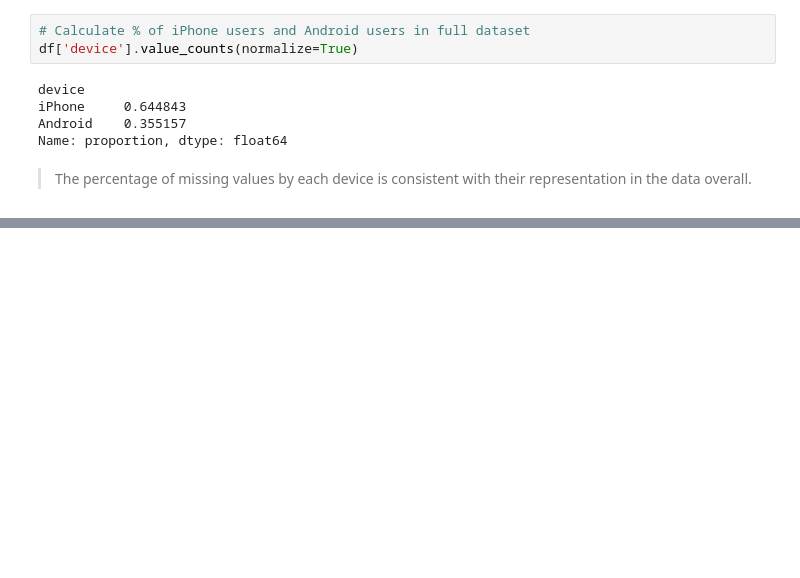
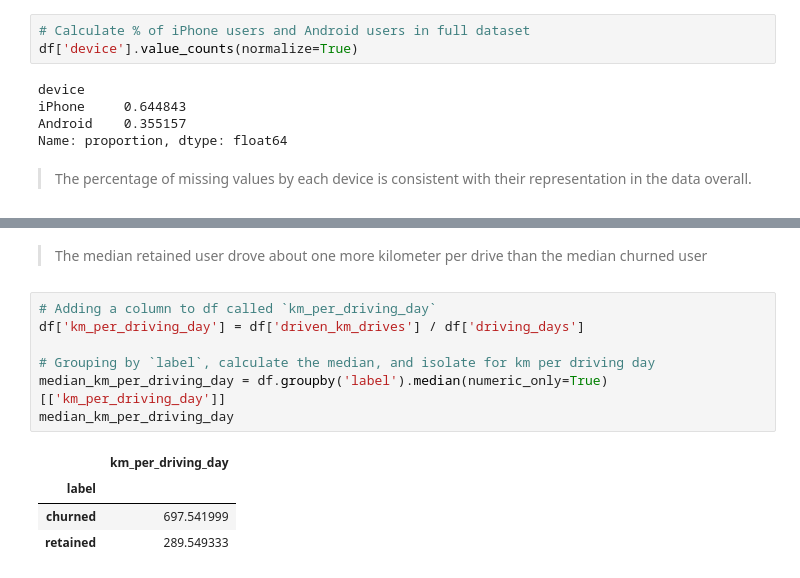
Before and after one commit to alishanstyles/Waze, a Jupyter notebook: Untitled.ipynb, the cells around one changed output, grey strips where cells are left out. Drawn from its saved outputs; the diff is of its cells as text; blank space fills up the shorter version.

```diff
--- a/Untitled.ipynb
+++ b/Untitled.ipynb
@@ -102,0 +146,14 @@ Name: proportion, dtype: float64
+# %% [markdown]
+> The median retained user drove about one more kilometer per drive than the median churned user
+# %%
+# Adding a column to df called `km_per_driving_day`
+df['km_per_driving_day'] = df['driven_km_drives'] / df['driving_days']
+
+# Grouping by `label`, calculate the median, and isolate for km per driving day
+median_km_per_driving_day = df.groupby('label').median(numeric_only=True)[['km_per_driving_day']]
+median_km_per_driving_day
+# %% [output]
+|  | km_per_driving_day |
+| label |  |
+| churned | 697.541999 |
+| retained | 289.549333 |
```
Also changed, not shown: parts of 5 cells of this notebook.
